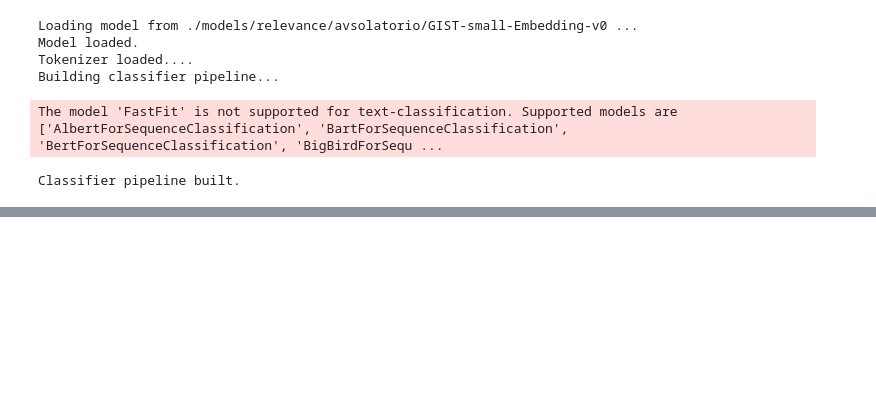
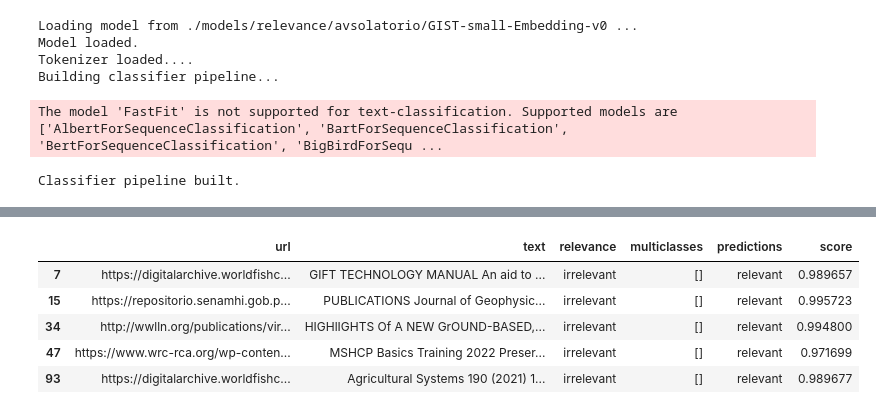
Before and after one commit to ShreyBiswas/GreyLiteratureClassifier, a Jupyter notebook: src/FastFit/test_classifier.ipynb, the cells around one changed output, grey strips where cells are left out. Saved outputs shown, nothing was run; the diff lists cells and outputs as text; code cells hidden in the pictures; blank space fills up the shorter version.

```diff
--- a/src/FastFit/test_classifier.ipynb
+++ b/src/FastFit/test_classifier.ipynb
@@ -136,0 +167,10 @@ Calculated predictions.
+# %%
+potential = predicted_data[predicted_data["predictions"] == "relevant"]
+potential.head()
+# %% [output]
+|  | url | text | relevance | multiclasses | predictions | score |
+| 7 | https://digitalarchive.worldfishc... | GIFT TECHNOLOGY MANUAL An aid to ... | irrelevant | [] | relevant | 0.989657 |
+| 15 | https://repositorio.senamhi.gob.p... | PUBLICATIONS Journal of Geophysic... | irrelevant | [] | relevant | 0.995723 |
+| 34 | http://wwlln.org/publications/vir... | HIGHlIGHTS Of A NEW GrOUND-BASED,... | irrelevant | [] | relevant | 0.994800 |
+| 47 | https://www.wrc-rca.org/wp-conten... | MSHCP Basics Training 2022 Preser... | irrelevant | [] | relevant | 0.971699 |
+| 93 | https://digitalarchive.worldfishc... | Agricultural Systems 190 (2021) 1... | irrelevant | [] | relevant | 0.989677 |
```
Also changed, not shown: parts of 15 cells of this notebook, 3 other files.
